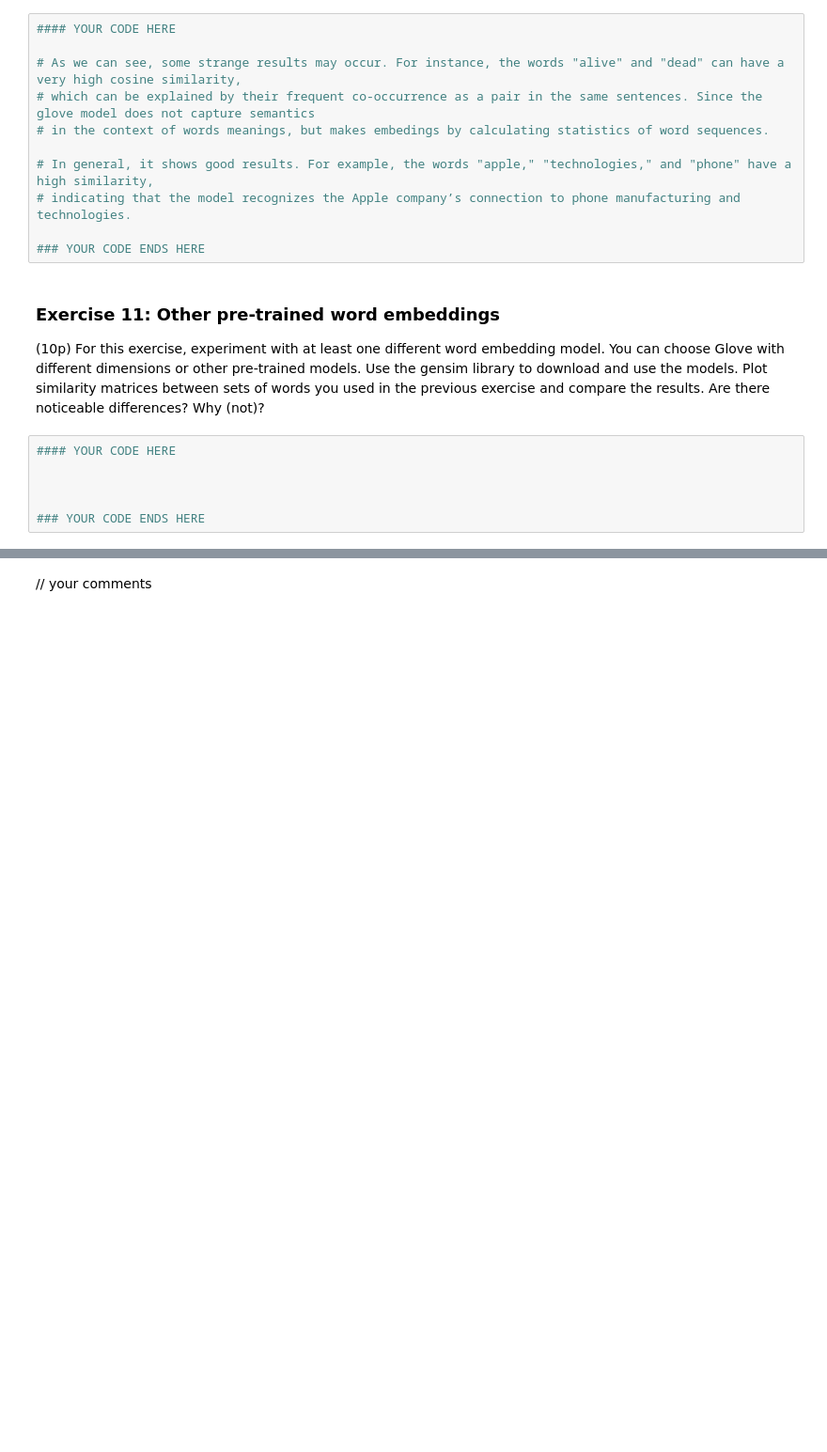
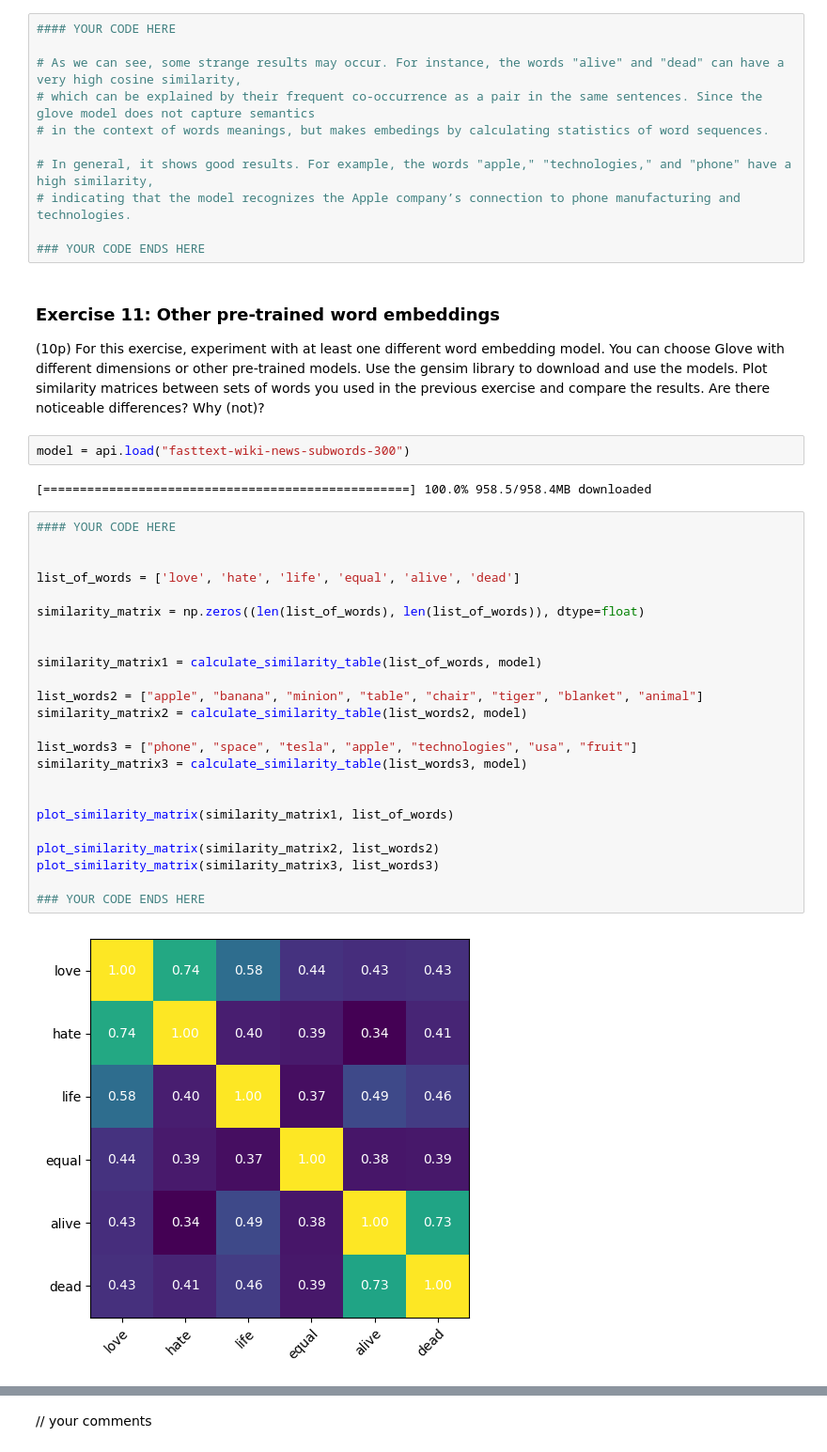
Before and after one commit to t3i8m/nlp_labs, a Jupyter notebook: lab_2/lab2_tim.ipynb, the cells around one changed output, grey strips where cells are left out. Shown at 94% size. Saved outputs shown, nothing was run; the diff lists cells and outputs as text; blank space fills up the shorter version.

```diff
--- a/lab_2/lab2_tim.ipynb
+++ b/lab_2/lab2_tim.ipynb
@@ -1030,9 +1030,33 @@ plot_similarity_matrix(similarity_matrix3, list_words3)
 ### Exercise 11: Other pre-trained word embeddings
 (10p) For this exercise, experiment with at least one different word embedding model. You can choose Glove with different dimensions or other pre-trained models. Use the gensim library to download and use the models.
 Plot similarity matrices between sets of words you used in the previous exercise and compare the results. Are there noticeable differences? Why (not)?
-# %%
-#### YOUR CODE HERE
-
-
-
-### YOUR CODE ENDS HERE
+# %%
+model = api.load("fasttext-wiki-news-subwords-300")
+# %% [output]
+[==================================================] 100.0% 958.5/958.4MB downloaded
+# %%
+#### YOUR CODE HERE
+
+
+list_of_words = ['love', 'hate', 'life', 'equal', 'alive', 'dead']
+
+similarity_matrix = np.zeros((len(list_of_words), len(list_of_words)), dtype=float)
+
+
+similarity_matrix1 = calculate_similarity_table(list_of_words, model)
+
+list_words2 = ["apple", "banana", "minion", "table", "chair", "tiger", "blanket", "animal"]
+similarity_matrix2 = calculate_similarity_table(list_words2, model)
+
+list_words3 = ["phone", "space", "tesla", "apple", "technologies", "usa", "fruit"]
+similarity_matrix3 = calculate_similarity_table(list_words3, model)
+
+
+plot_similarity_matrix(similarity_matrix1, list_of_words)
+
+plot_similarity_matrix(similarity_matrix2, list_words2)
+plot_similarity_matrix(similarity_matrix3, list_words3)
+
+### YOUR CODE ENDS HERE
+# %% [output]
+[figure, added]
```
Also changed, not shown: parts of 3 cells of this notebook.
